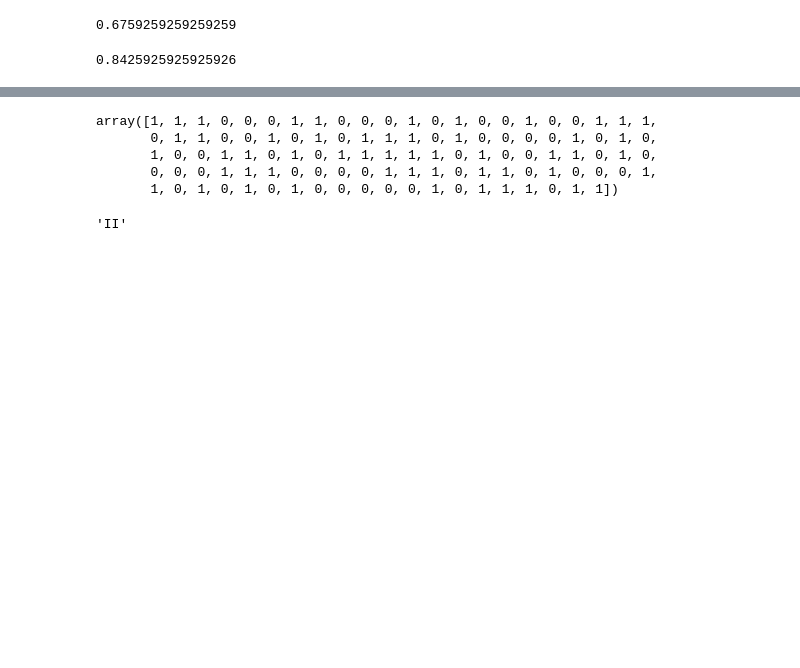
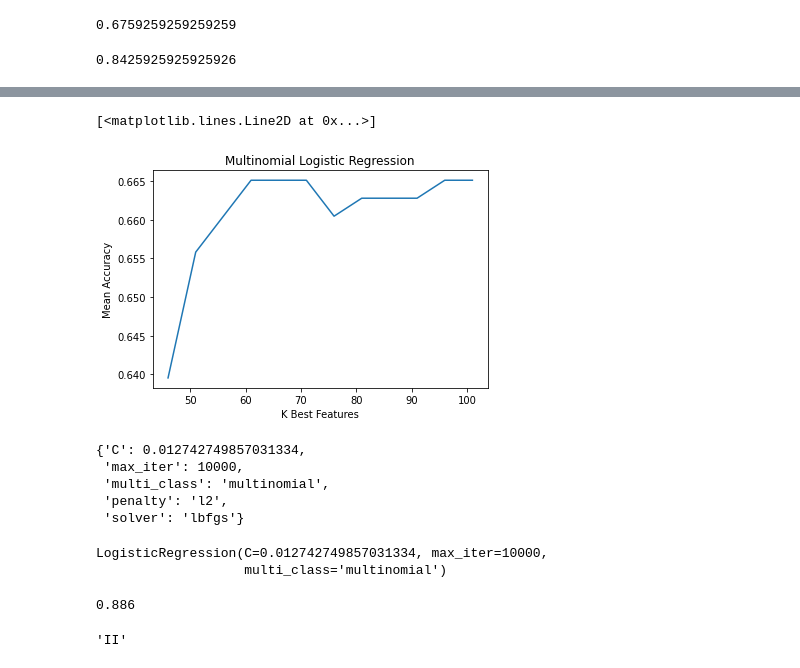
Before and after one commit to xbexbex/iml-project, a Jupyter notebook: notebooks/train.ipynb, the cells around one changed output, grey strips where cells are left out. Cells and saved outputs as stored; diff of their text form; code cells hidden in the pictures; blank space fills up the shorter version.

Commit message:
Add grid search

```diff
--- a/notebooks/train.ipynb
+++ b/notebooks/train.ipynb
@@ -49,6 +51,10 @@ def accuracy(y_pred, y_test):
             correct += 1
 
     return(correct / total)
+# %%
+def get_X_with_K_features(X, y, k):
+    X_new = SelectKBest(f_classif, k=k).fit_transform(X,y)
+    return(X_new)
 # %%
 ## Multi-class random forest
 
@@ -98,0 +105,59 @@ acc
+# %%
+# Multinomial logistic regression
+y = np.array(df["class4"])
+X = np.array(df.drop(columns=["class4", "class2", "month"]))
+
+param_grid = {
+        'penalty': ['l1', 'l2'],
+        'C' : np.logspace(-4, 4, 20),
+        'multi_class': ['multinomial'],
+        'solver': ['saga', 'lbfgs'],
+        'max_iter': [10000]
+}
+
+models = []
+
+for k in range(45, 101, 5):
+    X_new = get_X_with_K_features(X, y, k)
+    lrm = LogisticRegression()
+    lrm_cv = GridSearchCV(lrm, param_grid, cv=StratifiedKFold(n_splits=10, random_state=rs), n_jobs=-1)
+    lrm_cv.fit(X_new, y)
+
+    models.append(lrm_cv)
+# %%
+scores = []
+
+for m in models:
+    scores.append(m.best_score_)
+
+plt.title("Multinomial Logistic Regression")
+plt.xlabel("K Best Features")
+plt.ylabel("Mean Accuracy")
+
+plt.plot(list(range(46, 102, 5)), scores)
+# %% [output]
+[<matplotlib.lines.Line2D at 0x...>]
+[figure, added]
+# %%
+models[len(models) - 1].best_params_
+# %% [output]
+{'C': 0.012742749857031334,
+ 'max_iter': 10000,
+ 'multi_class': 'multinomial',
+ 'penalty': 'l2',
+ 'solver': 'lbfgs'}
+# %%
+y = np.array(df["class4"])
+X = np.array(df.drop(columns=["class4", "class2", "month"]))
+
+lrm = LogisticRegression(
+    C = 0.012742749857031334,
+    max_iter = 10000,
+    multi_class = 'multinomial',
+    penalty = 'l2',
+    solver = 'lbfgs')
+
+lrm.fit(X, y)
+# %% [output]
+LogisticRegression(C=0.012742749857031334, max_iter=10000,
+                   multi_class='multinomial')
@@ -99,12 +175,8 @@ acc
 # %%
 acc_rounded = round(acc, 3)
-y_pred
+acc_rounded
 # %% [output]
-array([1, 1, 1, 0, 0, 0, 1, 1, 0, 0, 0, 1, 0, 1, 0, 0, 1, 0, 0, 1, 1, 1,
-       0, 1, 1, 0, 0, 1, 0, 1, 0, 1, 1, 1, 0, 1, 0, 0, 0, 0, 1, 0, 1, 0,
-       1, 0, 0, 1, 1, 0, 1, 0, 1, 1, 1, 1, 1, 0, 1, 0, 0, 1, 1, 0, 1, 0,
-       0, 0, 0, 1, 1, 1, 0, 0, 0, 0, 1, 1, 1, 0, 1, 1, 0, 1, 0, 0, 0, 1,
-       1, 0, 1, 0, 1, 0, 1, 0, 0, 0, 0, 0, 1, 0, 1, 1, 1, 0, 1, 1])
+0.886
 # %%
 # Predict class4 by getting the majority class from the training data
 # Filter the nonevents from the array, then count unique events and return one that has most counts
```
Also changed, not shown: parts of 12 cells of this notebook, 1 other file.
